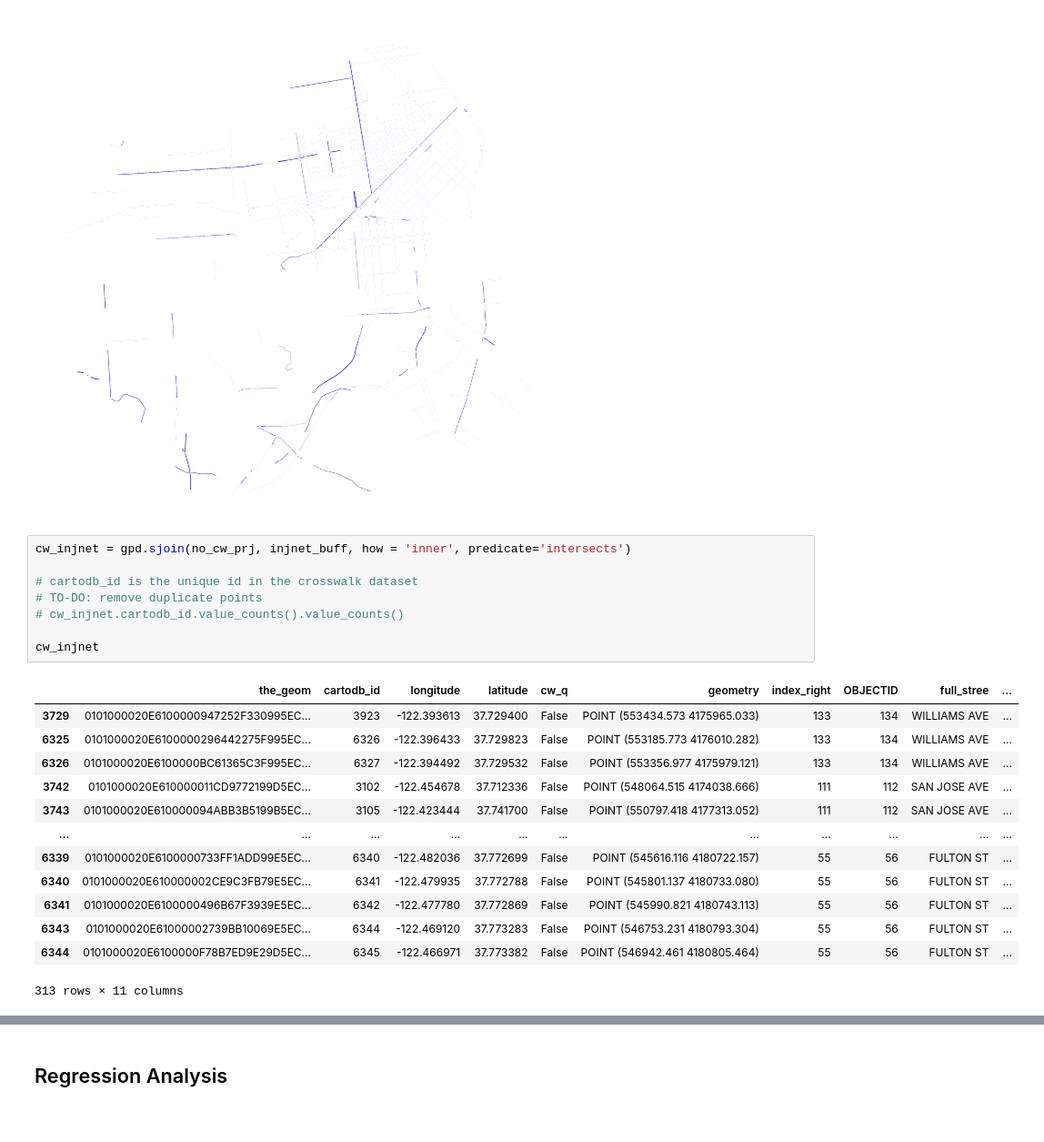
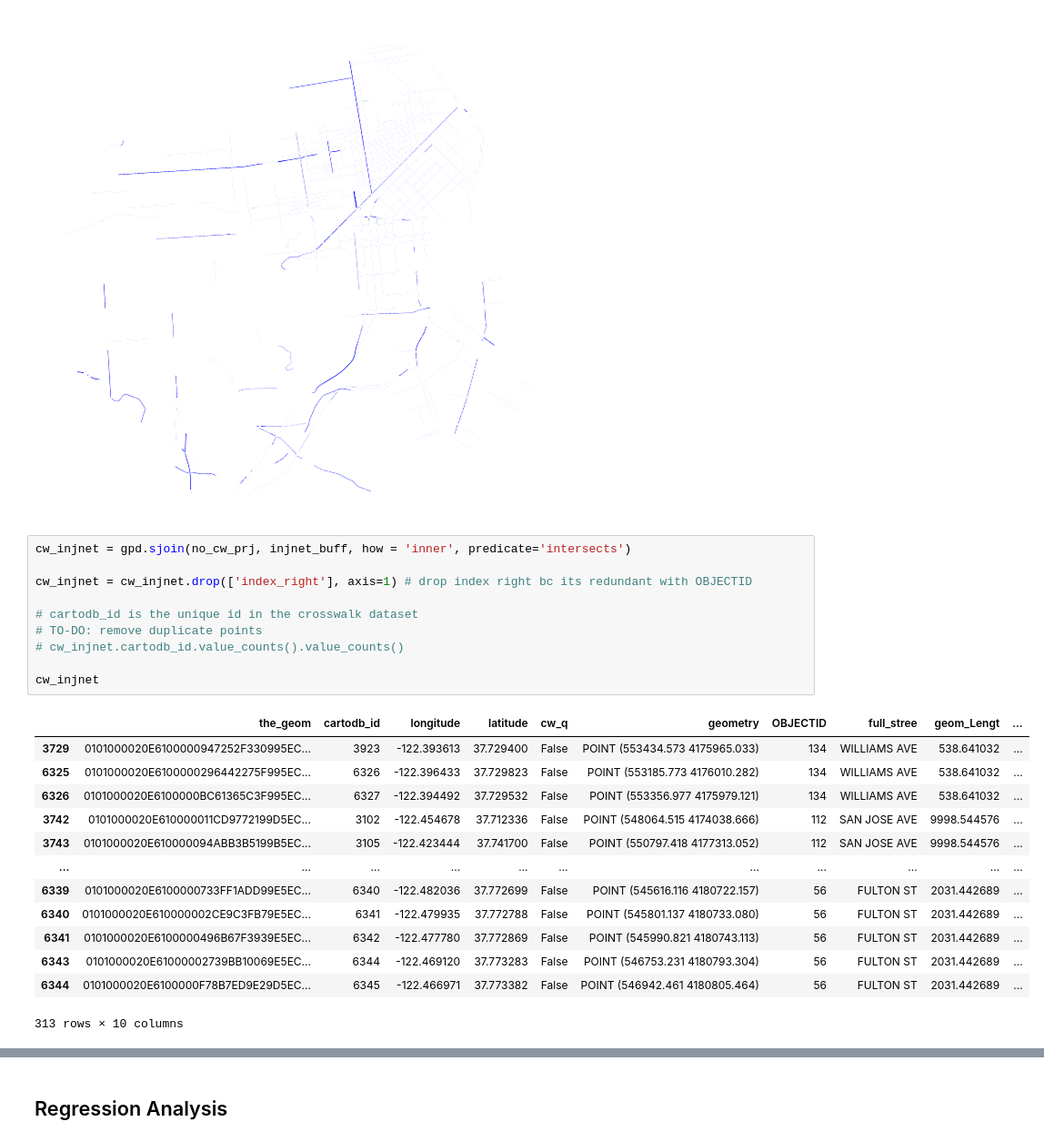
Before and after one commit to hua-mike/cp255-project, a Jupyter notebook: cp255-project-nb.ipynb, the cells around one changed output, grey strips where cells are left out. Shown at 91% size. Saved outputs shown, nothing was run; the diff lists cells and outputs as text.

```diff
--- a/cp255-project-nb.ipynb
+++ b/cp255-project-nb.ipynb
@@ -305,26 +307,28 @@ ax.set_axis_off()
 [figure]
 # %%
 cw_injnet = gpd.sjoin(no_cw_prj, injnet_buff, how = 'inner', predicate='intersects')
+
+cw_injnet = cw_injnet.drop(['index_right'], axis=1) # drop index right bc its redundant with OBJECTID
 
 # cartodb_id is the unique id in the crosswalk dataset
 # TO-DO: remove duplicate points
 # cw_injnet.cartodb_id.value_counts().value_counts()
 
 cw_injnet
 # %% [output]
-|  | the_geom | cartodb_id | longitude | latitude | cw_q | geometry | index_right | OBJECTID | full_stree | ... |
-| 3729 | 0101000020E6100000947252F330995EC... | 3923 | -122.393613 | 37.729400 | False | POINT (553434.573 4175965.033) | 133 | 134 | WILLIAMS AVE | ... |
-| 6325 | 0101000020E6100000296442275F995EC... | 6326 | -122.396433 | 37.729823 | False | POINT (553185.773 4176010.282) | 133 | 134 | WILLIAMS AVE | ... |
-| 6326 | 0101000020E6100000BC61365C3F995EC... | 6327 | -122.394492 | 37.729532 | False | POINT (553356.977 4175979.121) | 133 | 134 | WILLIAMS AVE | ... |
-| 3742 | 0101000020E610000011CD9772199D5EC... | 3102 | -122.454678 | 37.712336 | False | POINT (548064.515 4174038.666) | 111 | 112 | SAN JOSE AVE | ... |
-| 3743 | 0101000020E610000094ABB3B5199B5EC... | 3105 | -122.423444 | 37.741700 | False | POINT (550797.418 4177313.052) | 111 | 112 | SAN JOSE AVE | ... |
+|  | the_geom | cartodb_id | longitude | latitude | cw_q | geometry | OBJECTID | full_stree | geom_Lengt | ... |
+| 3729 | 0101000020E6100000947252F330995EC... | 3923 | -122.393613 | 37.729400 | False | POINT (553434.573 4175965.033) | 134 | WILLIAMS AVE | 538.641032 | ... |
+| 6325 | 0101000020E6100000296442275F995EC... | 6326 | -122.396433 | 37.729823 | False | POINT (553185.773 4176010.282) | 134 | WILLIAMS AVE | 538.641032 | ... |
+| 6326 | 0101000020E6100000BC61365C3F995EC... | 6327 | -122.394492 | 37.729532 | False | POINT (553356.977 4175979.121) | 134 | WILLIAMS AVE | 538.641032 | ... |
+| 3742 | 0101000020E610000011CD9772199D5EC... | 3102 | -122.454678 | 37.712336 | False | POINT (548064.515 4174038.666) | 112 | SAN JOSE AVE | 9998.544576 | ... |
+| 3743 | 0101000020E610000094ABB3B5199B5EC... | 3105 | -122.423444 | 37.741700 | False | POINT (550797.418 4177313.052) | 112 | SAN JOSE AVE | 9998.544576 | ... |
 | ... | ... | ... | ... | ... | ... | ... | ... | ... | ... | ... |
-| 6339 | 0101000020E6100000733FF1ADD99E5EC... | 6340 | -122.482036 | 37.772699 | False | POINT (545616.116 4180722.157) | 55 | 56 | FULTON ST | ... |
-| 6340 | 0101000020E610000002CE9C3FB79E5EC... | 6341 | -122.479935 | 37.772788 | False | POINT (545801.137 4180733.080) | 55 | 56 | FULTON ST | ... |
-| 6341 | 0101000020E6100000496B67F3939E5EC... | 6342 | -122.477780 | 37.772869 | False | POINT (545990.821 4180743.113) | 55 | 56 | FULTON ST | ... |
-| 6343 | 0101000020E61000002739BB10069E5EC... | 6344 | -122.469120 | 37.773283 | False | POINT (546753.231 4180793.304) | 55 | 56 | FULTON ST | ... |
-| 6344 | 0101000020E6100000F78B7ED9E29D5EC... | 6345 | -122.466971 | 37.773382 | False | POINT (546942.461 4180805.464) | 55 | 56 | FULTON ST | ... |
+| 6339 | 0101000020E6100000733FF1ADD99E5EC... | 6340 | -122.482036 | 37.772699 | False | POINT (545616.116 4180722.157) | 56 | FULTON ST | 2031.442689 | ... |
+| 6340 | 0101000020E610000002CE9C3FB79E5EC... | 6341 | -122.479935 | 37.772788 | False | POINT (545801.137 4180733.080) | 56 | FULTON ST | 2031.442689 | ... |
+| 6341 | 0101000020E6100000496B67F3939E5EC... | 6342 | -122.477780 | 37.772869 | False | POINT (545990.821 4180743.113) | 56 | FULTON ST | 2031.442689 | ... |
+| 6343 | 0101000020E61000002739BB10069E5EC... | 6344 | -122.469120 | 37.773283 | False | POINT (546753.231 4180793.304) | 56 | FULTON ST | 2031.442689 | ... |
+| 6344 | 0101000020E6100000F78B7ED9E29D5EC... | 6345 | -122.466971 | 37.773382 | False | POINT (546942.461 4180805.464) | 56 | FULTON ST | 2031.442689 | ... |
-313 rows × 11 columns
+313 rows × 10 columns
 # %%
 fig, ax = plt.subplots(figsize=(36,20))
 injnet.to_crs(projected_crs).plot(color='royalblue',linewidth=1, zorder=1, ax=ax)
```
Also changed, not shown: parts of 23 cells of this notebook.
